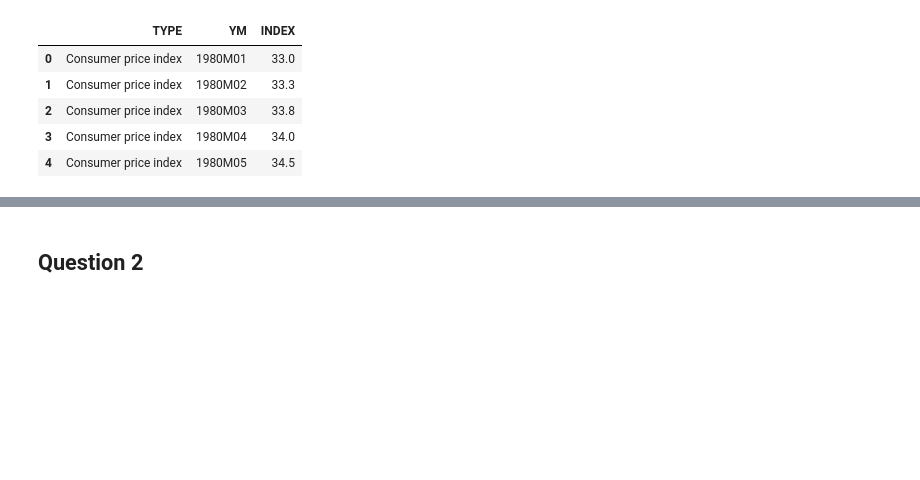
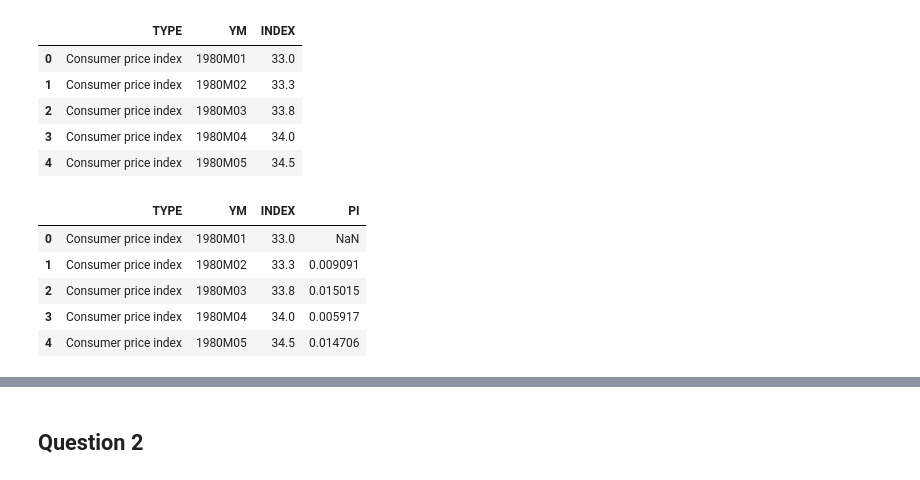
Before and after one commit to NumEconCopenhagen/projects-2025-bepolit, a Jupyter notebook: 01_dataproject/Jeppes workspace.ipynb, the cells around one changed output, grey strips where cells are left out. Saved outputs shown, nothing was run; the diff lists cells and outputs as text; code cells hidden in the pictures; blank space fills up the shorter version.

```diff
--- a/01_dataproject/Jeppes workspace.ipynb
+++ b/01_dataproject/Jeppes workspace.ipynb
@@ -81,0 +73,10 @@ def kappa(k,alpha):
+# %%
+PRIS113['PI'] = PRIS113['INDEX']/PRIS113['INDEX'].shift(1)-1
+PRIS113.head()
+# %% [output]
+|  | TYPE | YM | INDEX | PI |
+| 0 | Consumer price index | 1980M01 | 33.0 | NaN |
+| 1 | Consumer price index | 1980M02 | 33.3 | 0.009091 |
+| 2 | Consumer price index | 1980M03 | 33.8 | 0.015015 |
+| 3 | Consumer price index | 1980M04 | 34.0 | 0.005917 |
+| 4 | Consumer price index | 1980M05 | 34.5 | 0.014706 |
```
Also changed, not shown: parts of 4 cells of this notebook.
